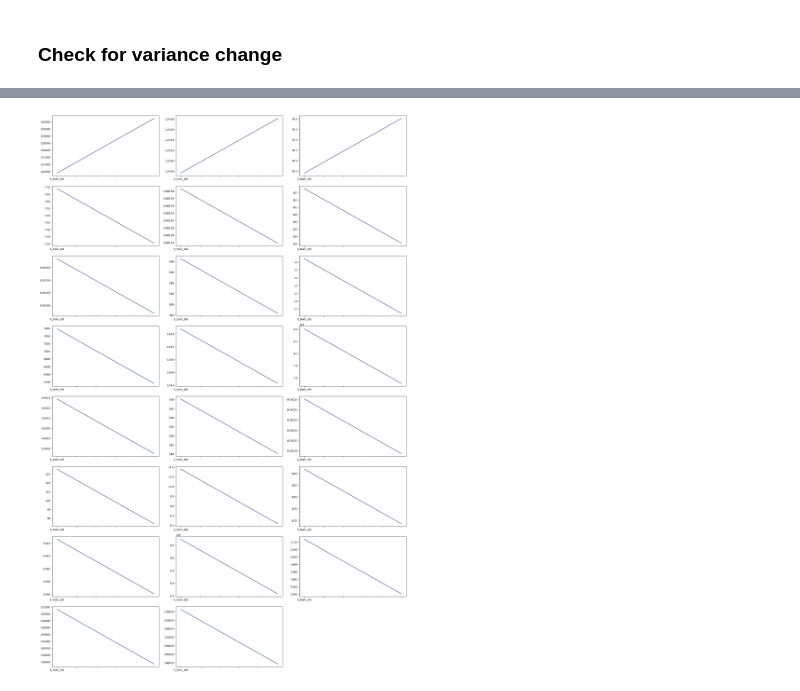
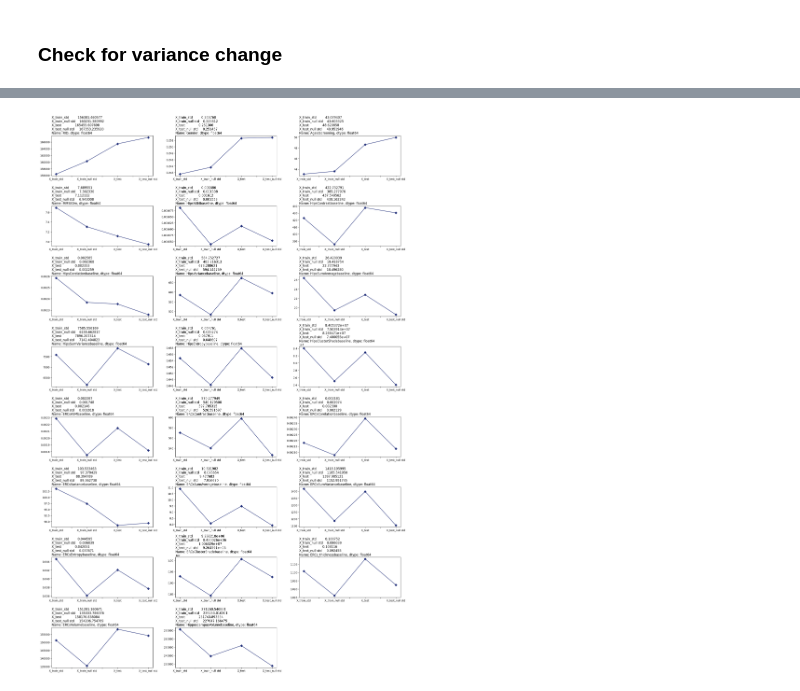
Before and after one commit to InfoAdam1998/Thesis-Project, a Jupyter notebook: notebooks/feature_engineering/data_imputation/null_method/null_base_imputation_analysis.ipynb.ipynb, the cells around one changed output, grey strips where cells are left out. Cells and saved outputs as stored; diff of their text form; code cells hidden in the pictures.

```diff
--- a/notebooks/feature_engineering/data_imputation/null_method/null_base_imputation_analysis.ipynb.ipynb
+++ b/notebooks/feature_engineering/data_imputation/null_method/null_base_imputation_analysis.ipynb.ipynb
@@ -247,3 +245,17 @@ for i in range(len(X_test_copy.columns)):
     sns.kdeplot(X_test_t[X_test_t.columns[i]], color= "red")
 # %% [output]
 [figure]
+# %%
+from scipy import stats
+
+# Plot Q-Q plots for each column
+plt.figure(figsize=(20, 45))
+
+for i in range(len(X_train_t.columns)):
+    plt.subplot(10, 4, i + 1)
+
+    stats.probplot(X_train_t[X_train_t.columns[i]],
+                   dist='norm', plot=plt)
+    plt.title(X_train_t.columns[i])
+
+plt.tight_layout()
@@ -249,0 +264,11 @@ for i in range(len(X_test_copy.columns)):
+# %%
+# Plot Q-Q plots for each column
+plt.figure(figsize=(20, 45))
+
+for i in range(len(X_test_t.columns)):
+    plt.subplot(10, 4, i + 1)
+    stats.probplot(X_test_t[X_test_t.columns[i]],
+                   dist='norm', plot=plt)
+    plt.title(X_test_t.columns[i])
+
+plt.tight_layout()
@@ -255,11 +282,14 @@ variance_train_df = pd.DataFrame({"X_train_std": X_train.var(),
             }
 )
 
-variance_train_df["Changed"] = (variance_train_df.nunique(axis=1) > 1)
+variance_train_df["Changed_train"] = (variance_train_df.nunique(axis=1) > 1)
 
 variance_test_df = pd.DataFrame({"X_test": X_test.var(),
               "X_test_null std": X_test_t.var(),
             }
 )
 
-variance_test_df["Changed"] = (variance_test_df.nunique(axis=1) > 1)
+variance_test_df["Changed_test"] = (variance_test_df.nunique(axis=1) > 1)
+
+variance_df_report = pd.concat([variance_train_df, variance_test_df], axis=1)
+variance_df_report
@@ -339,0 +324,3 @@ plt.tight_layout()
+# %%
+variance_df_check = variance_df_report.drop(["Changed_train", "Changed_test"], axis=1)
+variance_df_check
@@ -340,12 +345,15 @@ plt.tight_layout()
 # %%
 plt.figure(figsize=(20, 45))
 
-for i in range(len(variance_train_df)):
+for i in range(len(variance_df_check)):
     plt.subplot(12,3,i+1)
-    variance_train_df.iloc[i].drop("Changed").plot(kind="line",
-                                             color="#1e2c78",
+    variance_df_check.iloc[i].plot(kind="line",
+                                   color="#1e2c78",
+                                   marker="D",
+                                   label=i,
     )
+    plt.title(variance_df_check.iloc[i], loc="left")
 
 plt.tight_layout()
 # %% [output]
-[figure, old version]
+[figure, new version]
```
Also changed, not shown: parts of 21 cells of this notebook, 3 other files.
